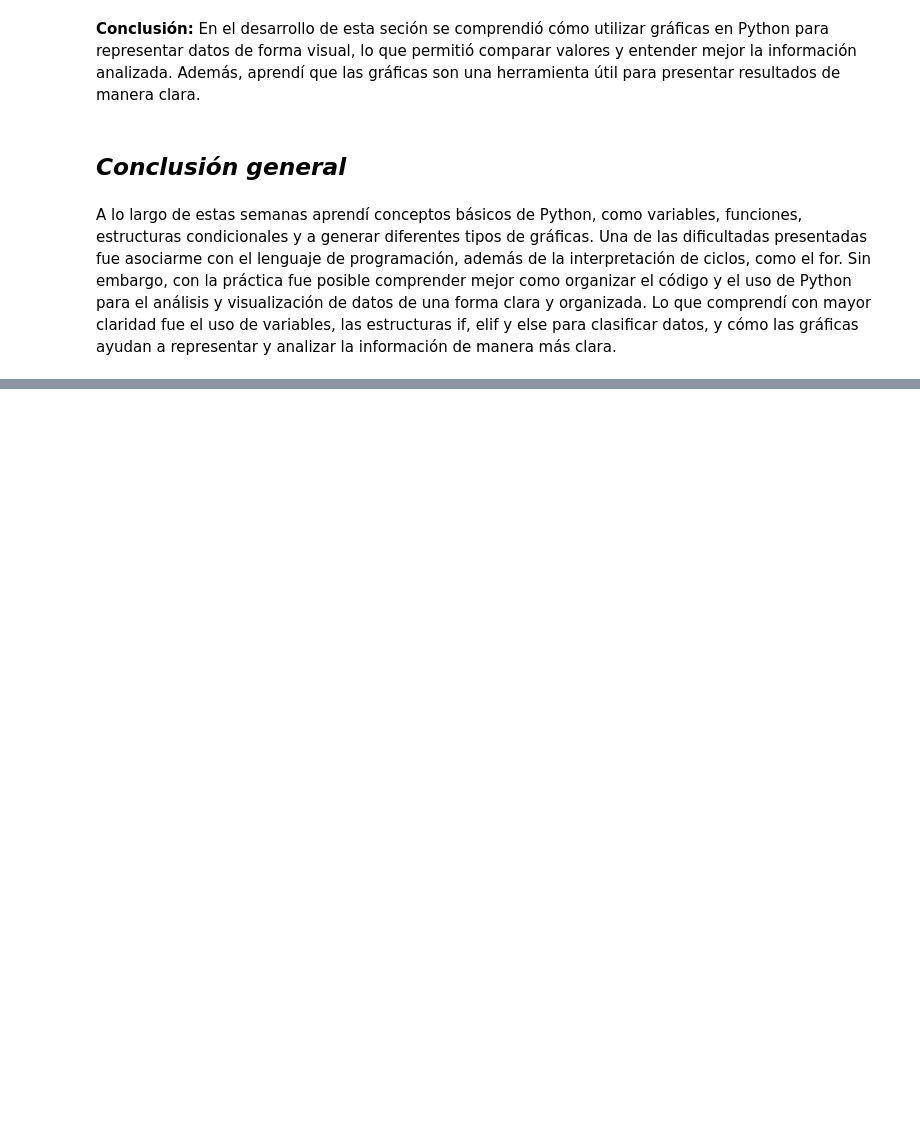
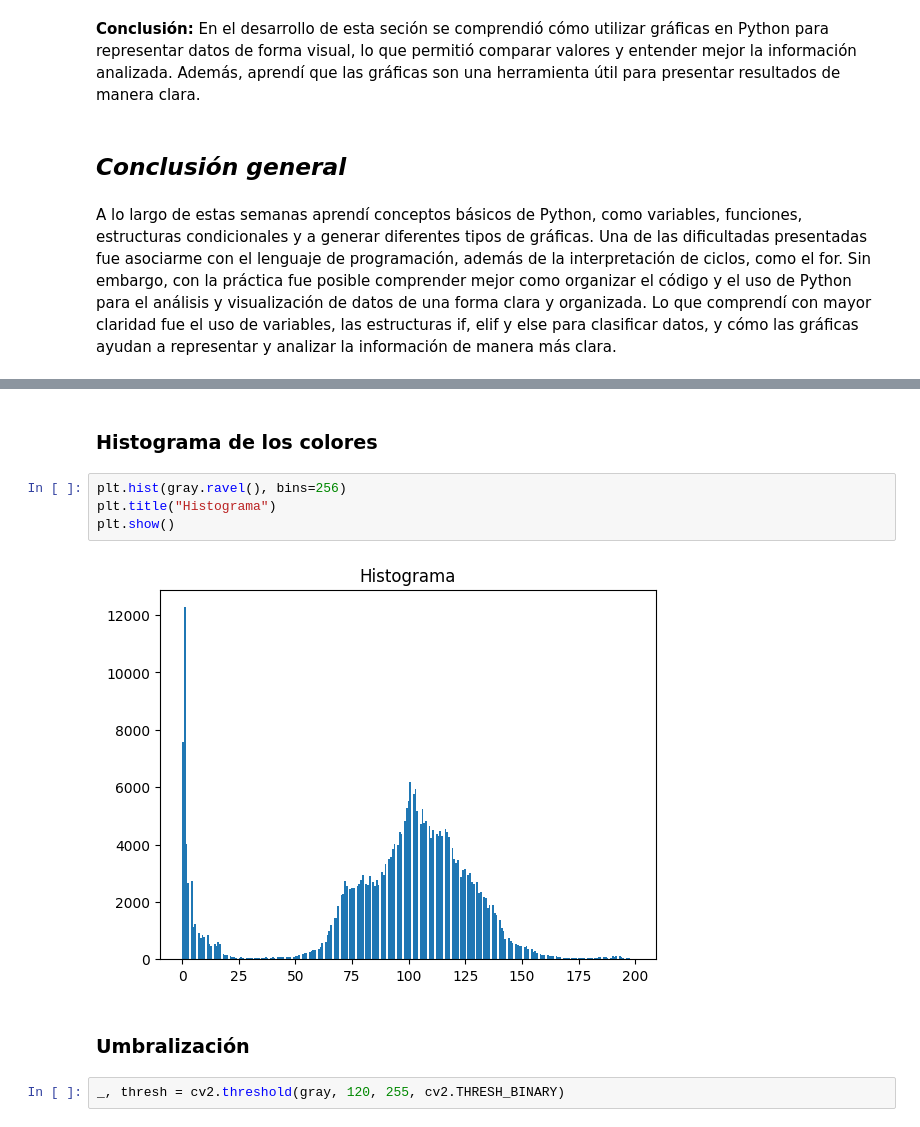
Before and after one commit to SilviaMendez27/Bit-cora-de-laboratorio-Silvia, a Jupyter notebook: Clase/01_intro_python.ipynb, the cells around one changed output, grey strips where cells are left out. Cells and saved outputs as stored; diff of their text form; blank space fills up the shorter version.

```diff
--- a/Clase/01_intro_python.ipynb
+++ b/Clase/01_intro_python.ipynb
@@ -270,0 +313,12 @@ A lo largo de estas semanas aprendí conceptos básicos de Python, como variable
+# %% [markdown]
+### Histograma de los colores
+# %%
+plt.hist(gray.ravel(), bins=256)
+plt.title("Histograma")
+plt.show()
+# %% [output]
+[figure, added]
+# %% [markdown]
+### Umbralización
+# %%
+_, thresh = cv2.threshold(gray, 120, 255, cv2.THRESH_BINARY)
```
Also changed, not shown: parts of 13 cells of this notebook, 2 other files.
